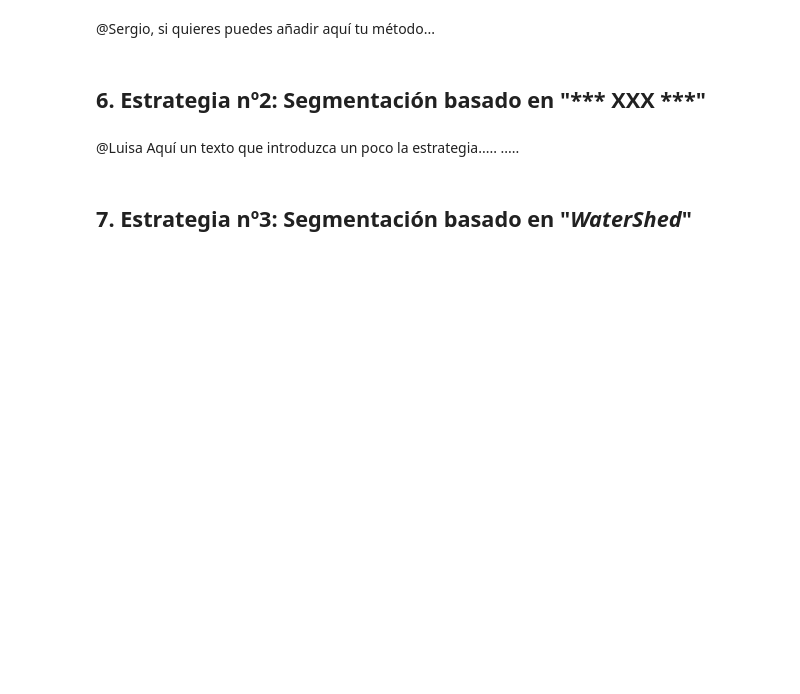
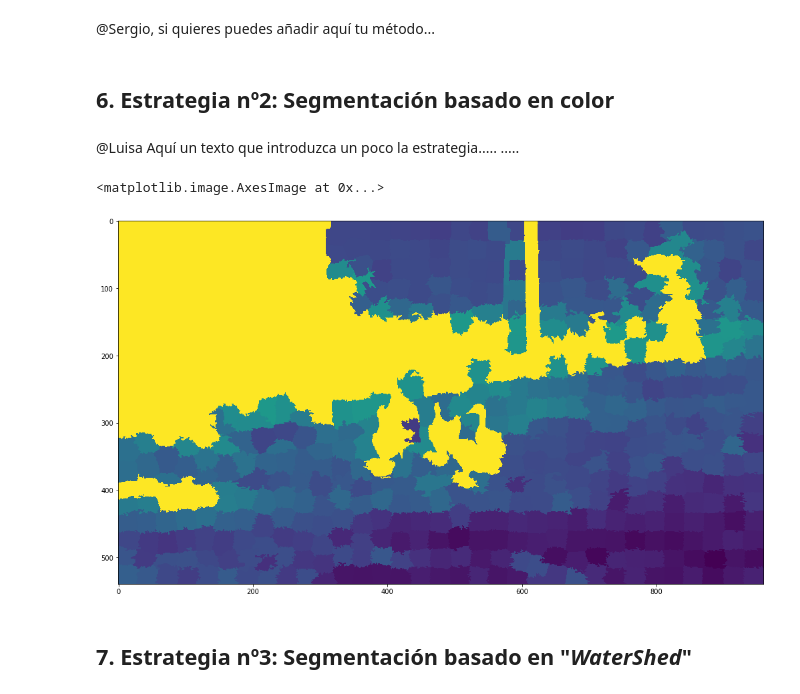
Before and after one commit to astromaf/Equipo14, a Jupyter notebook: Apellido1_Apellido2_Segmentacion.ipynb, the cells around one changed output. Saved outputs shown, nothing was run; the diff lists cells and outputs as text; code cells hidden in the pictures; blank space fills up the shorter version.

Commit message:
Codigo: Algoritmo basado en color

```diff
--- a/Apellido1_Apellido2_Segmentacion.ipynb
+++ b/Apellido1_Apellido2_Segmentacion.ipynb
@@ -142,7 +152,7 @@ def detecion_ACW(image):
     imagen_resultado=image
     return imagen_resultado
 # %% [markdown]
-## 6. Estrategia nº2: Segmentación basado en "*** XXX ***"
+## 6. Estrategia nº2: Segmentación basado en color
 # %% [markdown]
 @Luisa
 Aquí un texto que introduzca un poco la estrategia.....
@@ -152,3 +160,41 @@ Aquí un texto que introduzca un poco la estrategia.....
+# %%
+labels1 = slic(image, compactness=30, n_segments=600)
+sliced_img = color.label2rgb(labels1, image, kind='avg')
+
+def colorBasedSegmentation(image):
+    #1. Creamos las mascaras:Verde es el color que queremos aislar
+    green_rgb = np.array([[[0, 255, 0]]], dtype=np.uint8)
+    light_green_rgb = np.array([[[158, 255, 158]]], dtype=np.uint8)
+    green_lab = color.rgb2lab(green_rgb)
+    light_green_lab = color.rgb2lab(light_green_rgb)
+    light_blue_lab = color.rgb2lab([[[0, 1, 1.]]])
+    blue_lab = color.rgb2lab([[[0, 0, 1.]]])
+    image_lab = color.rgb2lab(image)
+
+    # 2. Calculamos la distancia euclidea de los colores
+    distance_green = color.deltaE_cmc(green_lab, image_lab, kL=0.5, kC=0.5)
+    distance_light_green = color.deltaE_cmc(light_green_lab, image_lab, kL=0.5, kC=0.5)
+    distance_light_blue = color.deltaE_cmc(light_blue_lab, image_lab, kL=0.5, kC=0.5)
+    distance_blue = color.deltaE_cmc(blue_lab, image_lab, kL=0.5, kC=0.5)
+    distance = (distance_green + distance_light_green) - (distance_light_blue +distance_blue)
+
+    # 3. Aumentamos el contraste en relacion con la distancia entre los colores que quiero aislar y binarizamos
+    distance = exposure.rescale_intensity(distance)
+    image_green = image.copy()
+    image_green[distance > 0.4] = 0
+
+    image_green_gray = rgb2gray(image_green)
+
+    return invert(image_green_gray, signed_float=False)
+
+
+# Mostramos las imagenes
+img = colorBasedSegmentation(sliced_img)
+f, (ax0) = plt.subplots(1, 1, figsize=(20, 10))
+ax0.imshow(img)
+# %% [output]
+<matplotlib.image.AxesImage at 0x...>
+[figure, added]
 # %% [markdown]
 ## 7. Estrategia nº3: Segmentación basado en "***WaterShed***"
 # %% [markdown]
```
Also changed, not shown: parts of 8 cells of this notebook.
